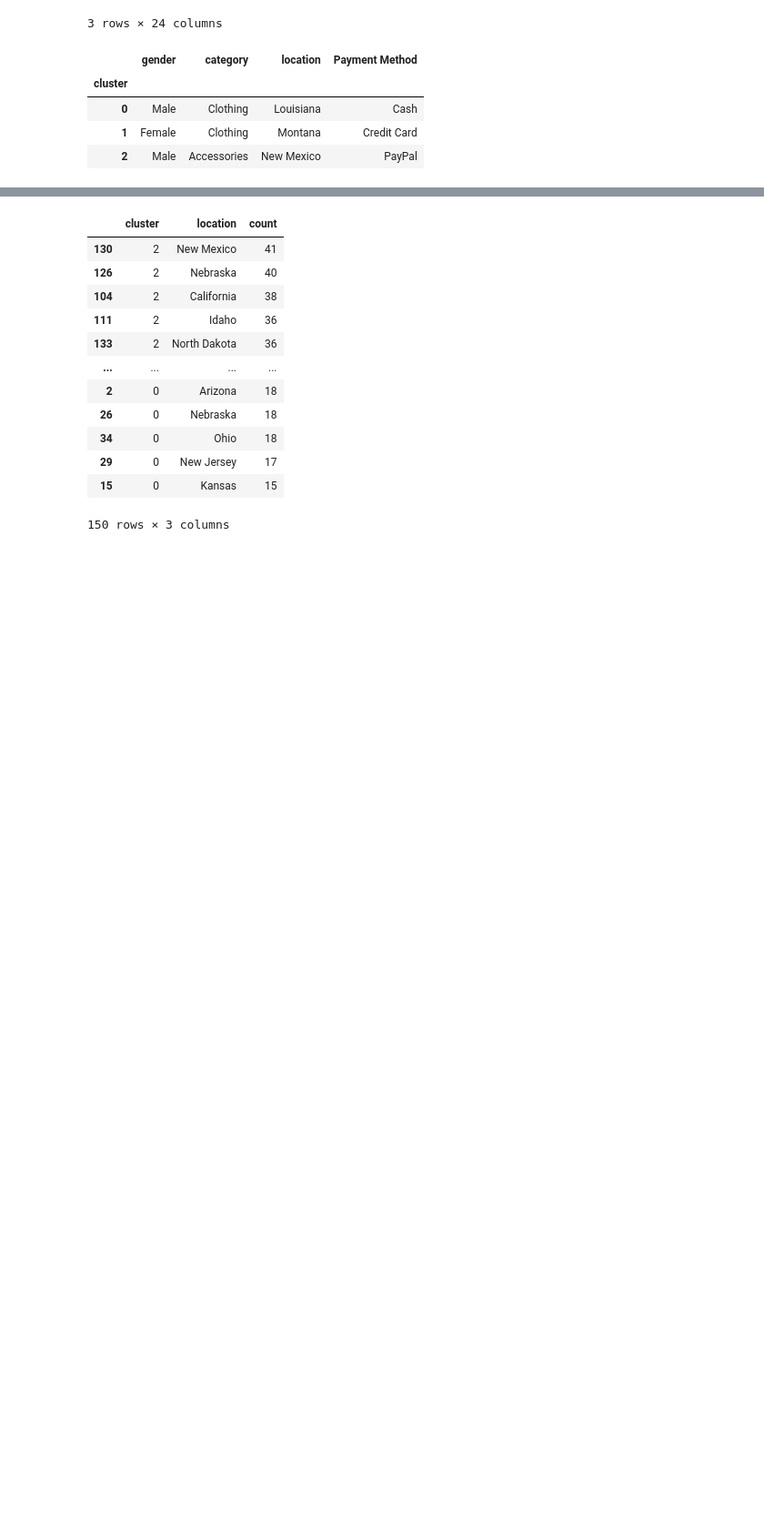
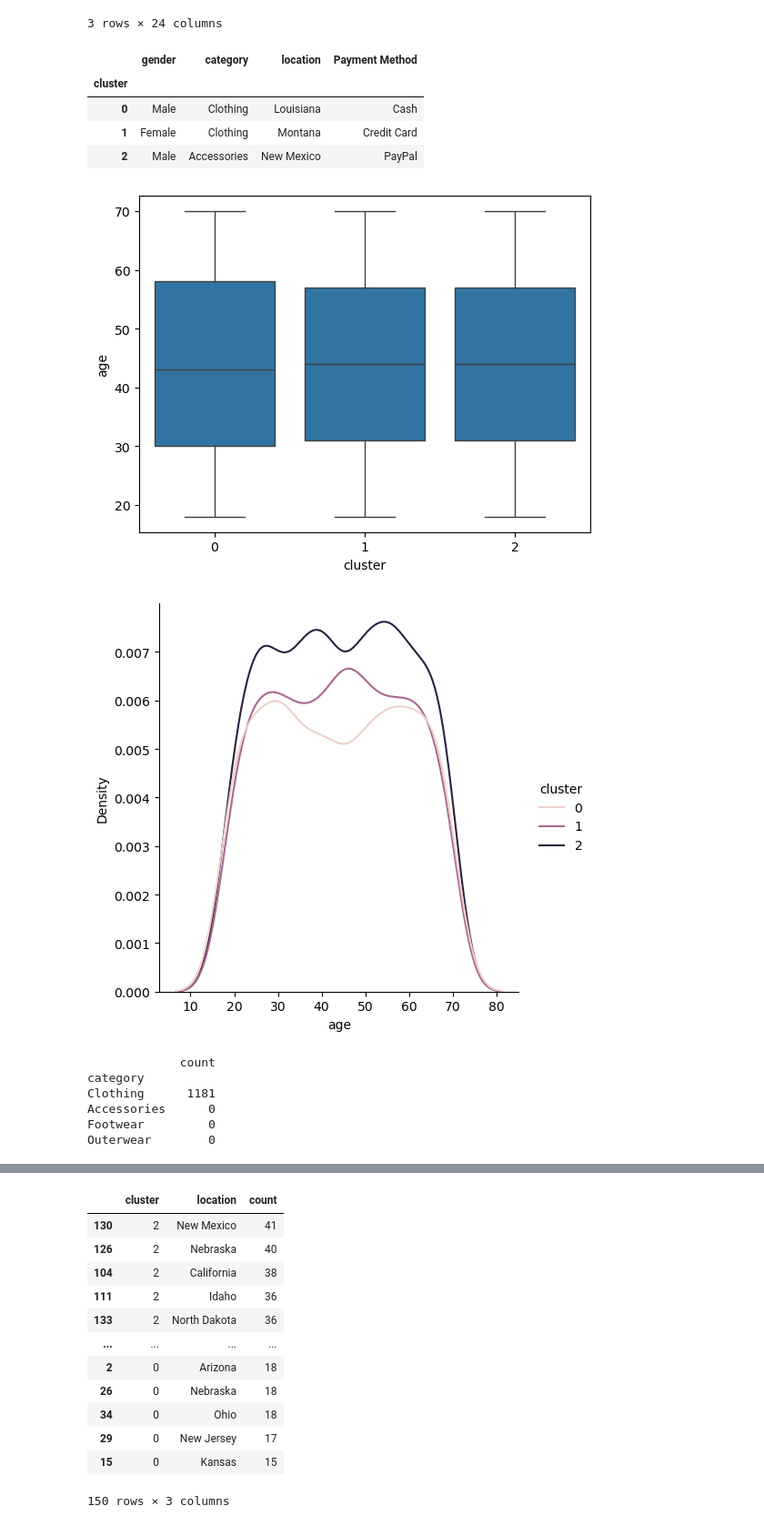
Before and after one commit to luisrodriguezror/project4, a Jupyter notebook: Customers_clustering.ipynb, the cells around one changed output, grey strips where cells are left out. Shown at 91% size. Drawn from its saved outputs; the diff is of its cells as text; code cells hidden in the pictures; blank space fills up the shorter version.

```diff
--- a/Customers_clustering.ipynb
+++ b/Customers_clustering.ipynb
@@ -137,3 +148,13 @@ cluster_modes
 | 0 | Male | Clothing | Louisiana | Cash |
 | 1 | Female | Clothing | Montana | Credit Card |
 | 2 | Male | Accessories | New Mexico | PayPal |
+# %%
+# Box plots
+sns.boxplot(x='cluster', y='age', data=df)
+plt.show()
+
+sns.displot(data=df, x='age', hue='cluster', kind='kde')
+plt.show()
+# %% [output]
+[figure, added]
+[figure, added]
@@ -139,0 +166,14 @@ cluster_modes
+# %%
+category_counts = df_clustercategory_0['category'].value_counts()
+
+# Convert to DataFrame for potential further operations
+category_counts_df = category_counts.to_frame(name='count')
+
+print(category_counts_df)
+# %% [output]
+             count
+category
+Clothing      1181
+Accessories      0
+Footwear         0
+Outerwear        0
```
Also changed, not shown: parts of 6 cells of this notebook.
